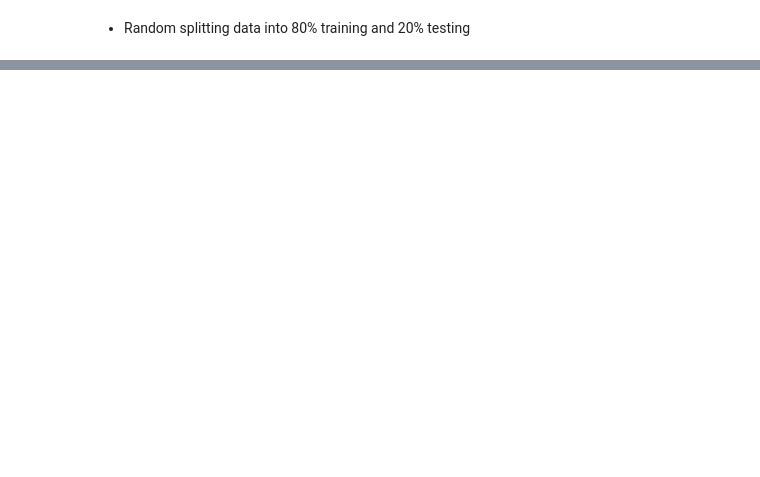
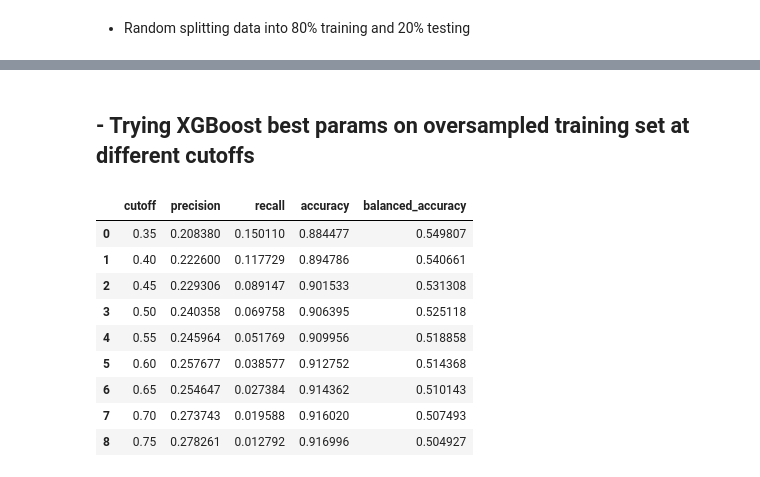
Before and after one commit to youssefg7/Loan-Defaulter, a Jupyter notebook: Loan Defaulter.ipynb, the cells around one changed output, grey strips where cells are left out. Saved outputs shown, nothing was run; the diff lists cells and outputs as text; code cells hidden in the pictures; blank space fills up the shorter version.

```diff
--- a/Loan Defaulter.ipynb
+++ b/Loan Defaulter.ipynb
@@ -828,0 +893,21 @@ AttributeError: module 'sklearn.metrics' has no attribute 'plot_roc_curve'
+# %%
+scores = []
+for model_name, model_params in models.items():
+    print(f"Training {model_name}...")
+    clf = GridSearchCV(model_params["model"], model_params["params"], cv=5, return_train_score=False,  scoring="balanced_accuracy")
+    clf.fit(smote_X_train, smote_y_train)
+    scores.append({
+        "model": model_name,
+        "best_score": clf.best_score_,
+        "best_params": clf.best_params_,
+        "best_estimator": clf.best_estimator_,
+        "best_index": clf.best_index_,
+        "cv_results": clf.cv_results_,
+        "best_test_score": clf.score(X_test, y_test),
+        "best_test_predictions": clf.predict(X_test),
+        "best_test_accuracy": metrics.accuracy_score(y_test, clf.predict(X_test)),
+        "best_test_precision": metrics.precision_score(y_test, clf.predict(X_test)),
+        "best_test_recall": metrics.recall_score(y_test, clf.predict(X_test)),
+        "best_test_balanced_accuracy": metrics.balanced_accuracy_score(y_test, clf.predict(X_test)),
+        "results": clf.cv_results_,
+    })
@@ -828,0 +928,31 @@ AttributeError: module 'sklearn.metrics' has no attribute 'plot_roc_curve'
+# %% [markdown]
+## - Trying XGBoost best params on oversampled training set at different cutoffs
+# %%
+results = []
+model = xgb.XGBClassifier(n_estimators=100, learning_rate=0.5, max_depth=10).fit(smote_X_train, smote_y_train)
+for cut in np.arange(0.35, 0.8, 0.05):
+    predictions = (model.predict_proba(X_test)[:, 1] >= cut).astype(int)
+    precision = metrics.precision_score(y_test, predictions)
+    recall = metrics.recall_score(y_test, predictions)
+    accuracy = metrics.accuracy_score(y_test, predictions)
+    balanced_accuracy = metrics.balanced_accuracy_score(y_test, predictions)
+    results.append({
+        "cutoff": cut,
+        "precision": precision,
+        "recall": recall,
+        "accuracy": accuracy,
+        "balanced_accuracy": balanced_accuracy
+    })
+results = pd.DataFrame(results)
+results
+# %% [output]
+|  | cutoff | precision | recall | accuracy | balanced_accuracy |
+| 0 | 0.35 | 0.208380 | 0.150110 | 0.884477 | 0.549807 |
+| 1 | 0.40 | 0.222600 | 0.117729 | 0.894786 | 0.540661 |
+| 2 | 0.45 | 0.229306 | 0.089147 | 0.901533 | 0.531308 |
+| 3 | 0.50 | 0.240358 | 0.069758 | 0.906395 | 0.525118 |
+| 4 | 0.55 | 0.245964 | 0.051769 | 0.909956 | 0.518858 |
+| 5 | 0.60 | 0.257677 | 0.038577 | 0.912752 | 0.514368 |
+| 6 | 0.65 | 0.254647 | 0.027384 | 0.914362 | 0.510143 |
+| 7 | 0.70 | 0.273743 | 0.019588 | 0.916020 | 0.507493 |
+| 8 | 0.75 | 0.278261 | 0.012792 | 0.916996 | 0.504927 |
```
Also changed, not shown: parts of 60 cells of this notebook.
